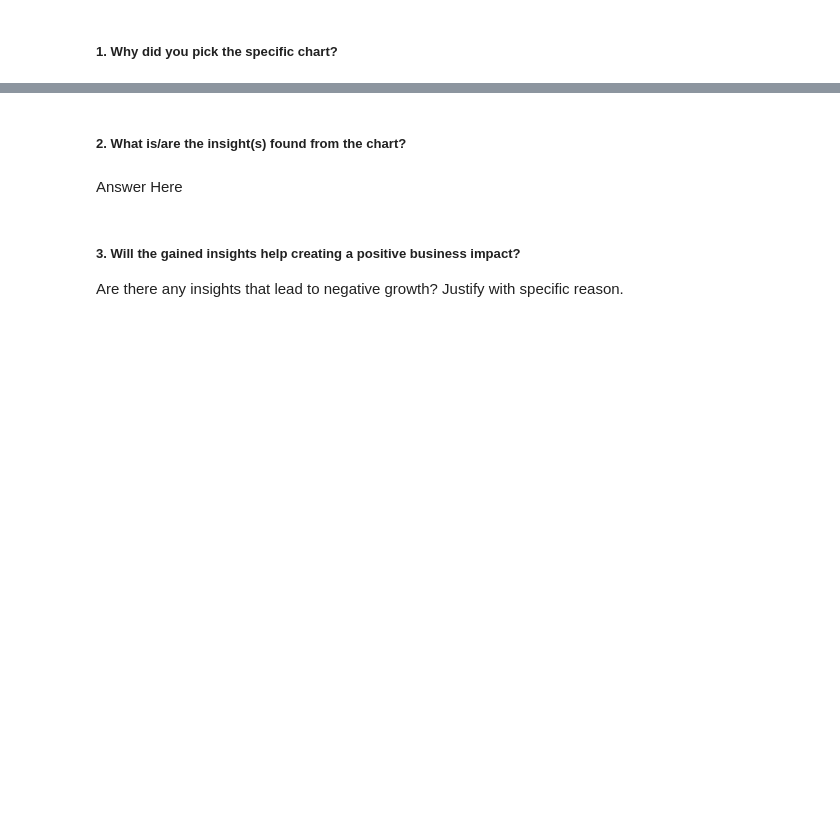
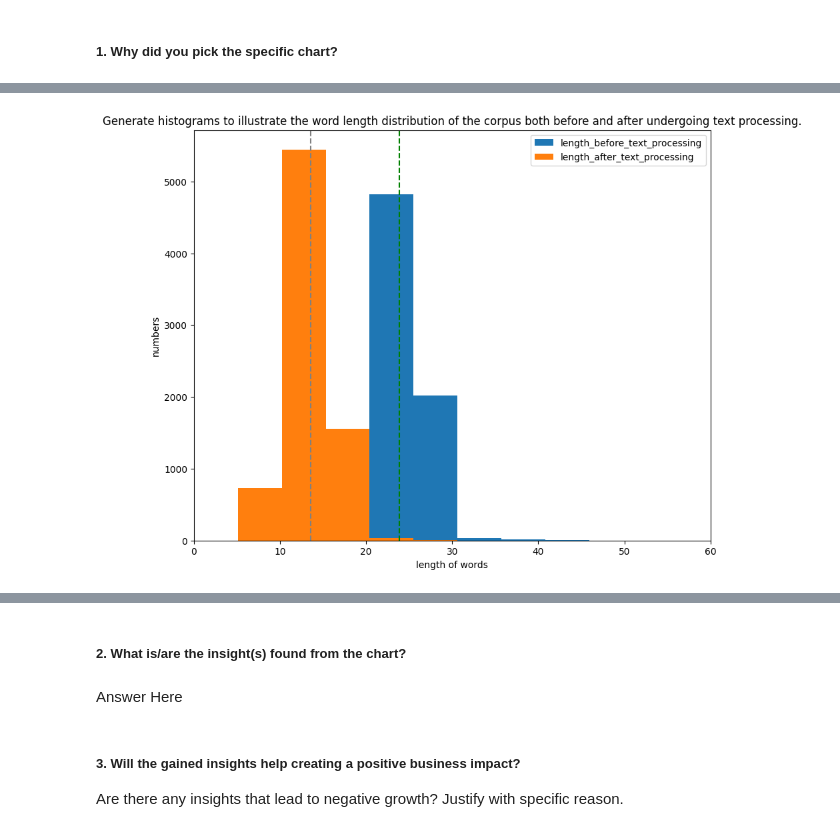
Before and after one commit to KiranKokateGitHub/Netflix-Movies-and-TV-Shows-Clustering_UnsupervisedML, a Jupyter notebook: Kiran_unsupervisedML.ipynb, the cells around one changed output, grey strips where cells are left out. Cells and saved outputs as stored; diff of their text form; code cells hidden in the pictures; blank space fills up the shorter version.

```diff
--- a/Kiran_unsupervisedML.ipynb
+++ b/Kiran_unsupervisedML.ipynb
@@ -1242,0 +1367,4 @@ Answer Here.
+# %%
+# Generate a new feature that consolidates all words into a single string within each row.
+nfdf['fi_des'] = nfdf['lem_des'].apply(lambda x: ' '.join(x))
+nfdf.head()
@@ -1242,0 +1379,4 @@ Answer Here.
+# %%
+# Generate a novel feature that comprises the word lengths of the "final_description" variable after rejoining them into a string.
+nfdf['fi_des_len'] = nfdf['fi_des'].apply(lambda x: len(x.split()))
+nfdf.head(6)
@@ -1242,0 +1392,26 @@ Answer Here.
+# %%
+# Construct histograms to visualize the distribution of word lengths before and after text processing.
+
+# Set figure size
+plt.figure(figsize=(10,8))
+bins = np.linspace(0, 250, 50)
+
+# let's Plot histograms
+plt.hist(nfdf['des_len'], bins, label='length_before_text_processing')
+plt.hist(nfdf['fi_des_len'], bins, label='length_after_text_processing')
+
+# Let's Plot vertically mean
+plt.axvline(nfdf['des_len'].mean(), color='green', linestyle='dashed')
+plt.axvline(nfdf['fi_des_len'].mean(), color='gray', linestyle='dashed')
+
+# Do Labeling plot
+plt.title('Generate histograms to illustrate the word length distribution of the corpus both before and after undergoing text processing.')
+plt.xlabel('length of words')
+plt.ylabel('numbers')
+plt.legend(loc='best')
+plt.xlim(0,60)
+
+# Now Display the plot
+plt.show()
+# %% [output]
+[figure, added]
```
Also changed, not shown: parts of 34 cells of this notebook.
